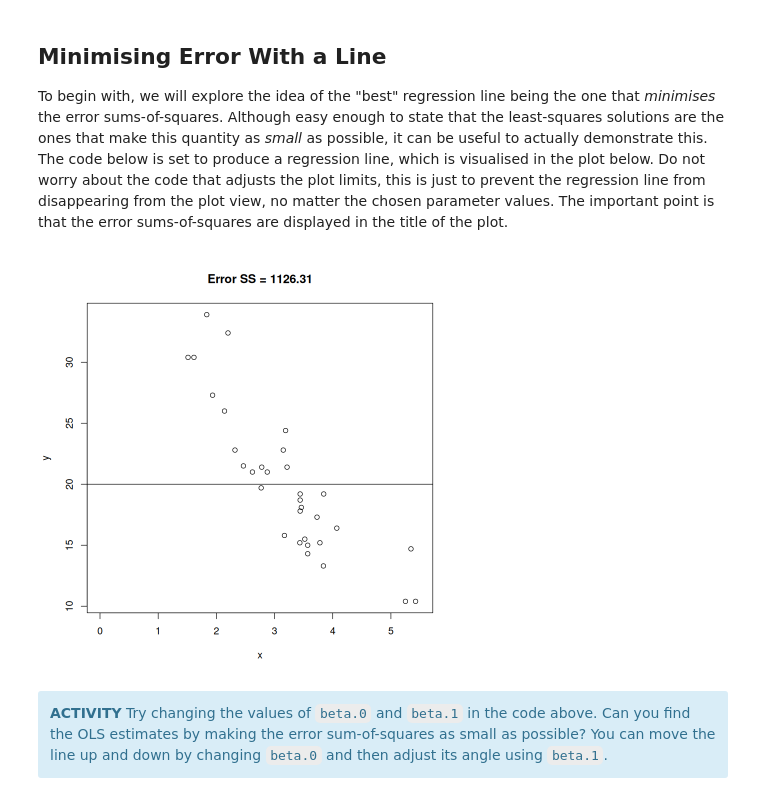
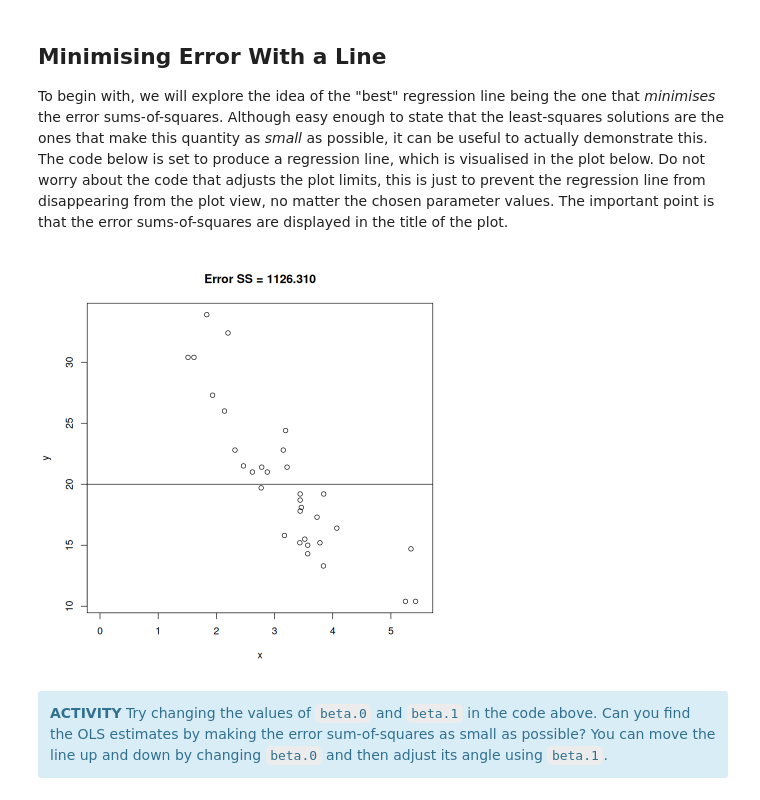
Before and after one commit to PCHN63101-Advanced-Data-Skills/Simple-Multiple-Regression, a Jupyter notebook: _build/jupyter_execute/regression-workshop.ipynb, the cells around one changed output. Cells and saved outputs as stored; diff of their text form; code cells hidden in the pictures.

```diff
--- a/_build/jupyter_execute/regression-workshop.ipynb
+++ b/_build/jupyter_execute/regression-workshop.ipynb
@@ -7,28 +7,31 @@ To begin with, we will explore the idea of the "best" regression line being the
 # %%
 data(mtcars)
 y <- mtcars$mpg
 x <- mtcars$wt
 
 # regression parameters
 beta.0 <- 20
 beta.1 <- 0
 y.hat  <- beta.0 + beta.1*x
 
 # error sum-of-squares
 error.SS  <- sum((y - y.hat)^2)
 
 # figure out y-limits based on the range of estimated values and the data
 est.lims  <- c(beta.0 + beta.1*min(x),
                beta.0 + beta.1*max(x))
 est.range <- c(min(est.lims),max(est.lims))
 plot.lim  <- c(min(min(y),est.range[1]),
                max(max(y),est.range[2]))
 
+# printing precision of the error SS (e.g. %.5f would display 5 decimal places)
+ESS.print <- sprintf("%.3f",error.SS)
+
 # plot data and regression line
-plot(x, y, main=paste0("Error SS = ",round(error.SS,4)), ylim=plot.lim, xlim=c(0,5.5))
+plot(x, y, main=paste0("Error SS = ", ESS.print), ylim=plot.lim, xlim=c(0,5.5))
 abline(coef=c(beta.0,beta.1))
 # %% [output]
-[figure, old version]
+[figure, new version]
 # %% [markdown]
 <div class="alert alert-block alert-info">
 <b>ACTIVITY</b> Try changing the values of <code>beta.0</code> and <code>beta.1</code> in the code above. Can you find the OLS estimates by making the error sum-of-squares as small as possible? You can move the line up and down by changing <code>beta.0</code> and then adjust its angle using <code>beta.1</code>.
```
Also changed, not shown: parts of 47 cells of this notebook, 42 other files.
